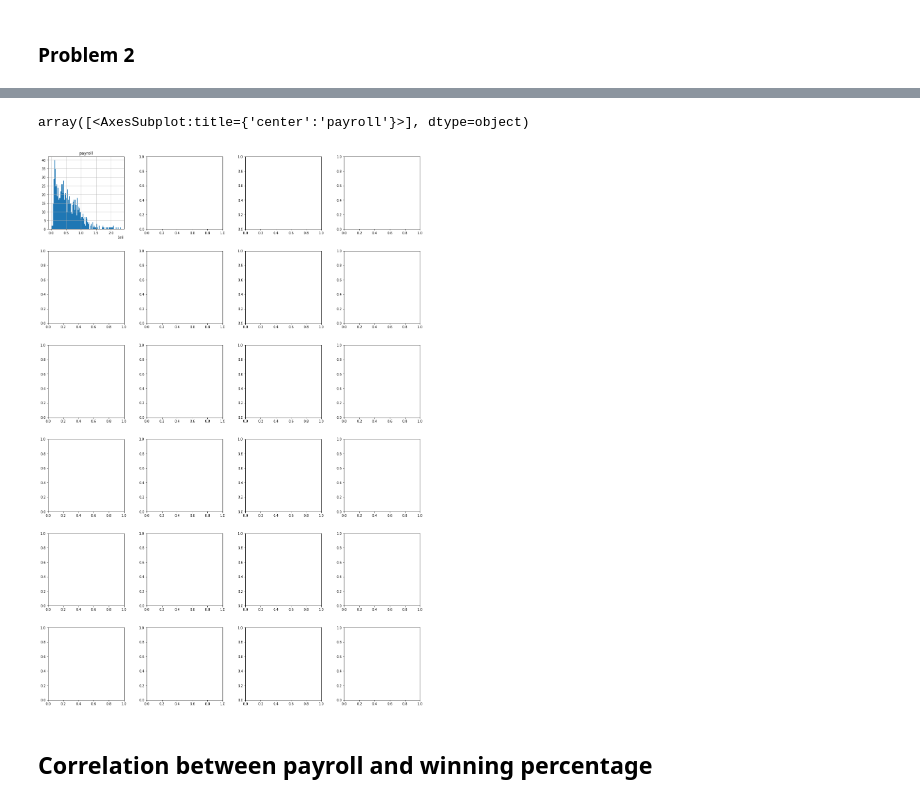
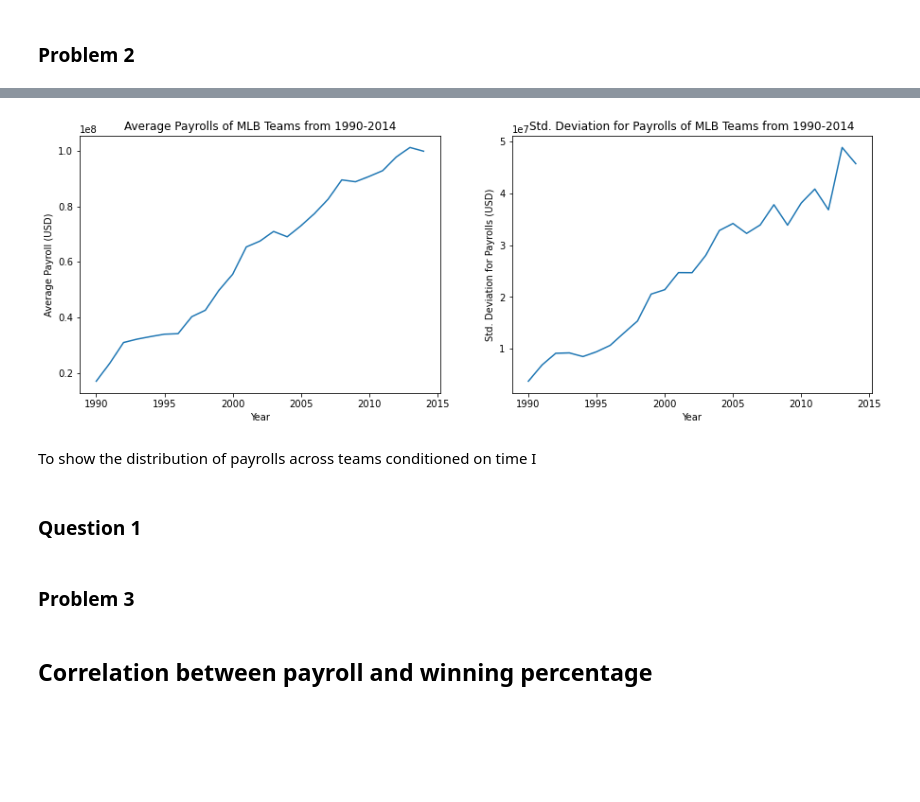
Before and after one commit to jpdevito/cmsc320, a Jupyter notebook: Project 2.ipynb, the cells around one changed output, grey strips where cells are left out. Drawn from its saved outputs; the diff is of its cells as text; code cells hidden in the pictures; blank space fills up the shorter version.

Commit message:
worked on problem 2

```diff
--- a/Project 2.ipynb
+++ b/Project 2.ipynb
@@ -65,3 +65,9 @@ For both of these tables, when the row exists, all variables in the row seem to
 ## Payroll Distribution
 # %% [markdown]
 ### Problem 2
+# %%
+# organizes dataframe for analyzing payrolls
+payrolls = teams.drop(teams.columns.difference(["yearID", "payroll"]), 1).set_index("yearID")
+
+# removes years before 1985-1989, we're only looking at 1990-2014
+payrolls = payrolls.drop(index=[1985, 1986, 1987, 1988, 1989])
@@ -68,9 +91,29 @@ For both of these tables, when the row exists, all variables in the row seem to
+# %%
+# creates groupby object with the leage's total payrolls for each year
+# object can be used to find mean, std deviation, etc of payrolls for each year
+payrolls = payrolls.groupby("yearID")
+#payrolls = teams.drop(teams.columns.difference(["yearID", "payroll"]), 1).groupby("yearID")
+# %%
+# plots the data
+fig, axes = plt.subplots(nrows=1, ncols=2, figsize=(15, 5))
+payrolls.mean().plot(ax=axes[0], legend=False, ylabel="Average Payroll (USD)",
+                     title="Average Payrolls of MLB Teams from 1990-2014")
+payrolls.std().plot(ax=axes[1], legend=False, ylabel="Std. Deviation for Payrolls (USD)",
+                    title="Std. Deviation for Payrolls of MLB Teams from 1990-2014")
+_ = plt.setp(axes, xlabel="Year")
+# %% [output]
+[figure, added]
+# %% [markdown]
+To show the distribution of payrolls across teams conditioned on time I
+# %% [markdown]
+### Question 1
+# %% [markdown]
+### Problem 3
 # %%
-fig, axes = plt.subplots(nrows=6, ncols=4, figsize=(20, 30))
-teams.hist(column="payroll", bins=100, ax=axes[0][0])
+#fig, axes = plt.subplots(nrows=6, ncols=4, figsize=(20, 30))
+#teams.hist(column="payroll", bins=100, ax=axes[0][0])
+
+# idea: create two histograms, one for payrolls in 1990 and one for payrolls in 2014
-# %% [output]
-array([<AxesSubplot:title={'center':'payroll'}>], dtype=object)
-[figure, removed]
 # %% [markdown]
 ## Correlation between payroll and winning percentage
 # %% [markdown]
```
Also changed, not shown: parts of 12 cells of this notebook.
